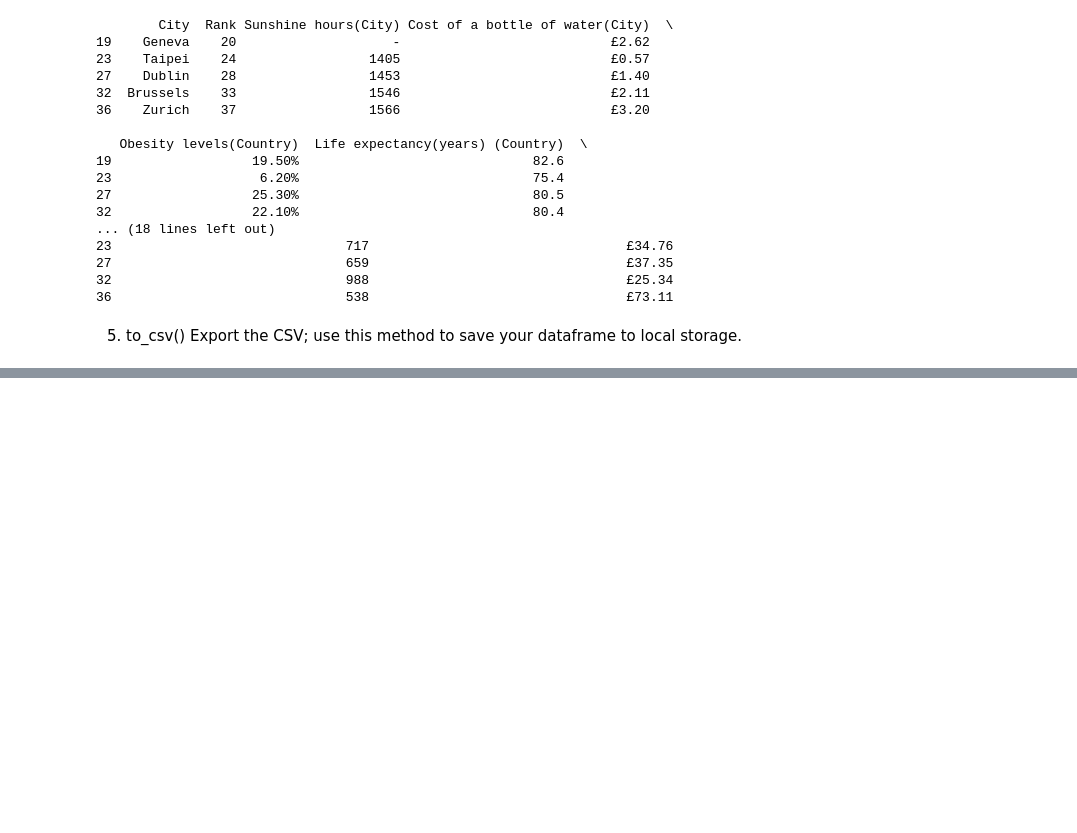
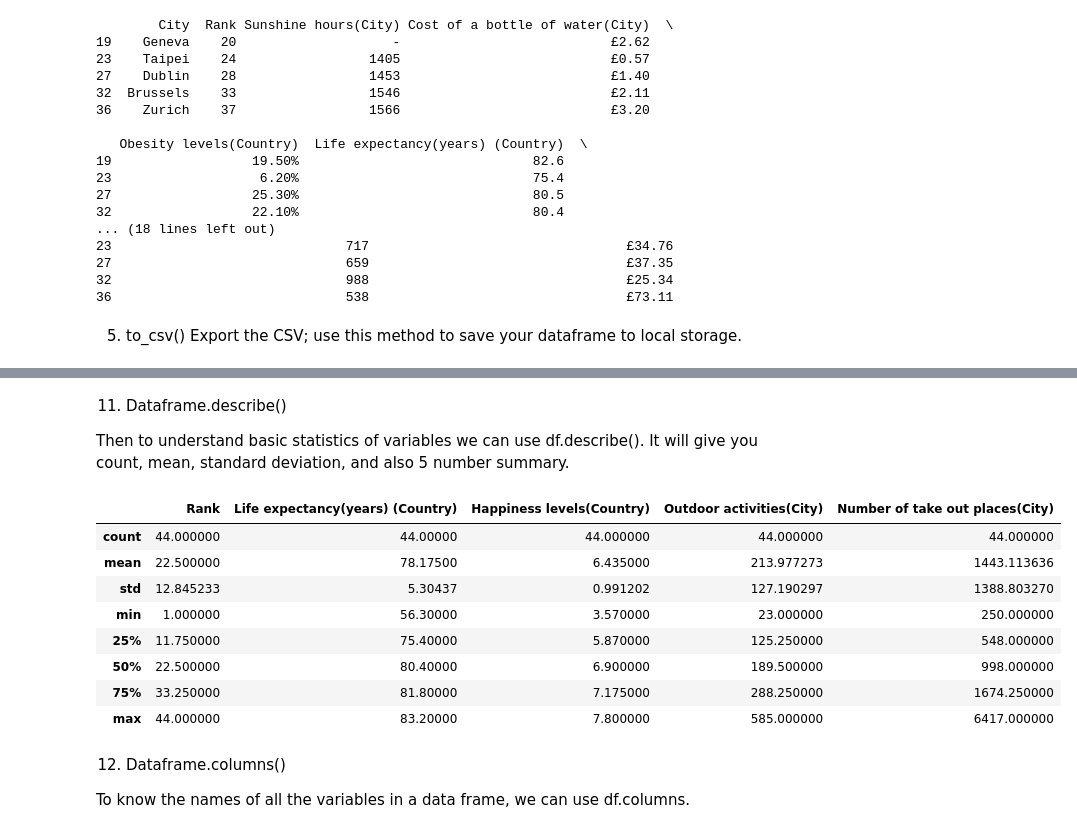
Before and after one commit to BALOGUN-DAVID/WTF-Submission, a Jupyter notebook: Week 9_Assignment_2_Belinda Opola.ipynb, the cells around one changed output, grey strips where cells are left out. Cells and saved outputs as stored; diff of their text form; code cells hidden in the pictures; blank space fills up the shorter version.

```diff
--- a/Week 9_Assignment_2_Belinda Opola.ipynb
+++ b/Week 9_Assignment_2_Belinda Opola.ipynb
@@ -125,0 +390,20 @@ df.to_csv('B:\WTF\Week 9\healthy_lifestyle_city_2021_sorted.csv')
+# %% [markdown]
+11. Dataframe.describe()
+
+Then to understand basic statistics of variables we can use df.describe(). It will give you count, mean, standard deviation, and also 5 number summary.
+# %%
+df.describe()
+# %% [output]
+|  | Rank | Life expectancy(years) (Country) | Happiness levels(Country) | Outdoor activities(City) | Number of take out places(City) |
+| count | 44.000000 | 44.00000 | 44.000000 | 44.000000 | 44.000000 |
+| mean | 22.500000 | 78.17500 | 6.435000 | 213.977273 | 1443.113636 |
+| std | 12.845233 | 5.30437 | 0.991202 | 127.190297 | 1388.803270 |
+| min | 1.000000 | 56.30000 | 3.570000 | 23.000000 | 250.000000 |
+| 25% | 11.750000 | 75.40000 | 5.870000 | 125.250000 | 548.000000 |
+| 50% | 22.500000 | 80.40000 | 6.900000 | 189.500000 | 998.000000 |
+| 75% | 33.250000 | 81.80000 | 7.175000 | 288.250000 | 1674.250000 |
+| max | 44.000000 | 83.20000 | 7.800000 | 585.000000 | 6417.000000 |
+# %% [markdown]
+12. Dataframe.columns()
+
+To know the names of all the variables in a data frame, we can use df.columns.
```
Also changed, not shown: parts of 67 cells of this notebook.
